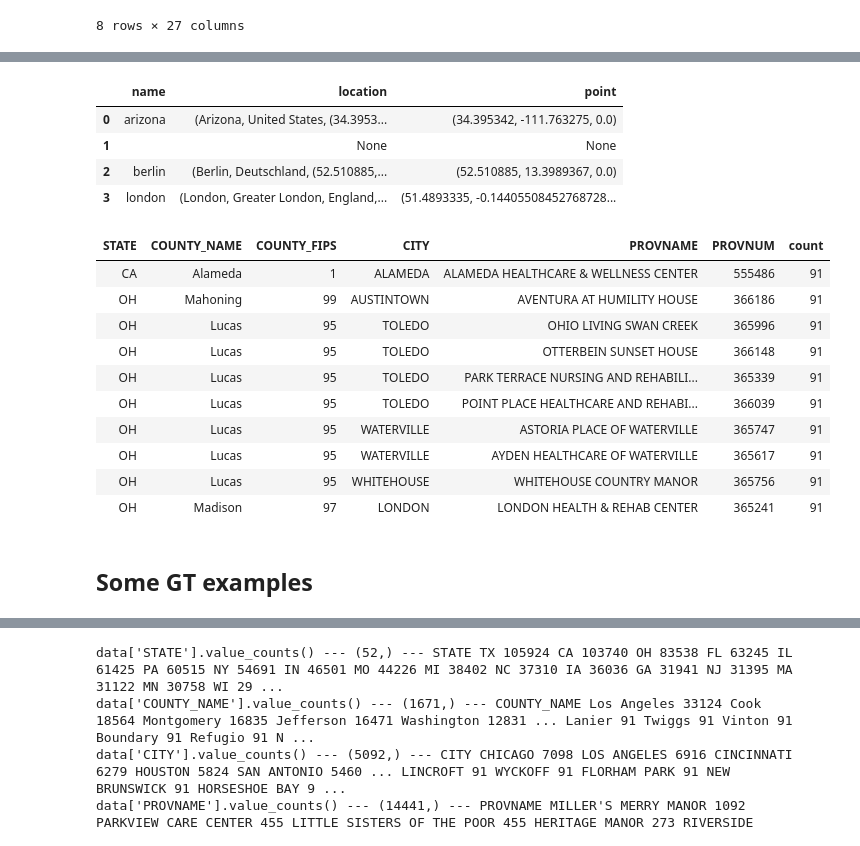
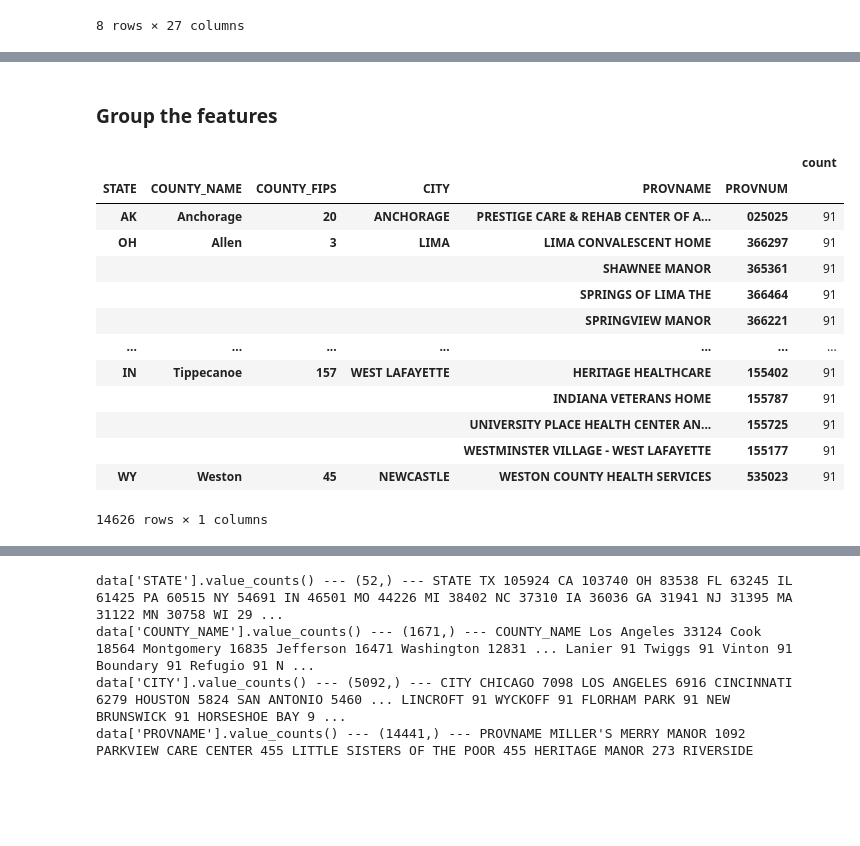
Before and after one commit to bainmatt/clipboard-report, a Jupyter notebook: notebooks/report.ipynb, the cells around one changed output, grey strips where cells are left out. Saved outputs shown, nothing was run; the diff lists cells and outputs as text; code cells hidden in the pictures; blank space fills up the shorter version.

```diff
--- a/notebooks/report.ipynb
+++ b/notebooks/report.ipynb
@@ -246,7 +57,8 @@ We begin by exploring the data to get to know the features and patterns on which
 if 'data' not in locals():
     data = pd.read_csv(
         "../data/raw/PBJ_Daily_Nurse_Staffing_Q1_2024.zip",
-        encoding='ISO-8859-1'
+        encoding='ISO-8859-1',
+        low_memory=False
     )
 else:
     print("data loaded.")
@@ -409,33 +117,27 @@ df['point'] = df['location'].apply(lambda loc: tuple(loc.point) if loc else None
-# %%
-df
-# %% [output]
-|  | name | location | point |
-| 0 | arizona | (Arizona, United States, (34.3953... | (34.395342, -111.763275, 0.0) |
-| 1 |  | None | None |
-| 2 | berlin | (Berlin, Deutschland, (52.510885,... | (52.510885, 13.3989367, 0.0) |
-| 3 | london | (London, Greater London, England,... | (51.4893335, -0.14405508452768728... |
+# %% [markdown]
+### Group the features
 # %%
-from great_tables import GT
-
-df = data.loc[150000:, [
+df = data.loc[:, [
     "STATE",
     "COUNTY_NAME", "COUNTY_FIPS",
     "CITY",
     "PROVNAME", "PROVNUM",
     # "MDScensus"
-]].value_counts().reset_index()
-GT(df.head(n=10))
+]].value_counts()
+df.to_frame()
+# GT(df.reset_index().head(n=5))
 # %% [output]
-| STATE | COUNTY_NAME | COUNTY_FIPS | CITY | PROVNAME | PROVNUM | count |
-| CA | Alameda | 1 | ALAMEDA | ALAMEDA HEALTHCARE & WELLNESS CENTER | 555486 | 91 |
-| OH | Mahoning | 99 | AUSTINTOWN | AVENTURA AT HUMILITY HOUSE | 366186 | 91 |
-| OH | Lucas | 95 | TOLEDO | OHIO LIVING SWAN CREEK | 365996 | 91 |
-| OH | Lucas | 95 | TOLEDO | OTTERBEIN SUNSET HOUSE | 366148 | 91 |
-| OH | Lucas | 95 | TOLEDO | PARK TERRACE NURSING AND REHABILI... | 365339 | 91 |
-| OH | Lucas | 95 | TOLEDO | POINT PLACE HEALTHCARE AND REHABI... | 366039 | 91 |
-| OH | Lucas | 95 | WATERVILLE | ASTORIA PLACE OF WATERVILLE | 365747 | 91 |
-| OH | Lucas | 95 | WATERVILLE | AYDEN HEALTHCARE OF WATERVILLE | 365617 | 91 |
-| OH | Lucas | 95 | WHITEHOUSE | WHITEHOUSE COUNTRY MANOR | 365756 | 91 |
-| OH | Madison | 97 | LONDON | LONDON HEALTH & REHAB CENTER | 365241 | 91 |
+|  |  |  |  |  |  | count |
+| STATE | COUNTY_NAME | COUNTY_FIPS | CITY | PROVNAME | PROVNUM |  |
+| AK | Anchorage | 20 | ANCHORAGE | PRESTIGE CARE & REHAB CENTER OF A... | 025025 | 91 |
+| OH | Allen | 3 | LIMA | LIMA CONVALESCENT HOME | 366297 | 91 |
+|  |  |  |  | SHAWNEE MANOR | 365361 | 91 |
+|  |  |  |  | SPRINGS OF LIMA THE | 366464 | 91 |
+|  |  |  |  | SPRINGVIEW MANOR | 366221 | 91 |
+| ... | ... | ... | ... | ... | ... | ... |
+| IN | Tippecanoe | 157 | WEST LAFAYETTE | HERITAGE HEALTHCARE | 155402 | 91 |
+|  |  |  |  | INDIANA VETERANS HOME | 155787 | 91 |
+|  |  |  |  | UNIVERSITY PLACE HEALTH CENTER AN... | 155725 | 91 |
+|  |  |  |  | WESTMINSTER VILLAGE - WEST LAFAYETTE | 155177 | 91 |
+| WY | Weston | 45 | NEWCASTLE | WESTON COUNTY HEALTH SERVICES | 535023 | 91 |
+14626 rows × 1 columns
-# %% [markdown]
-## Some GT examples
```
Also changed, not shown: parts of 65 cells of this notebook, 22 other files.
